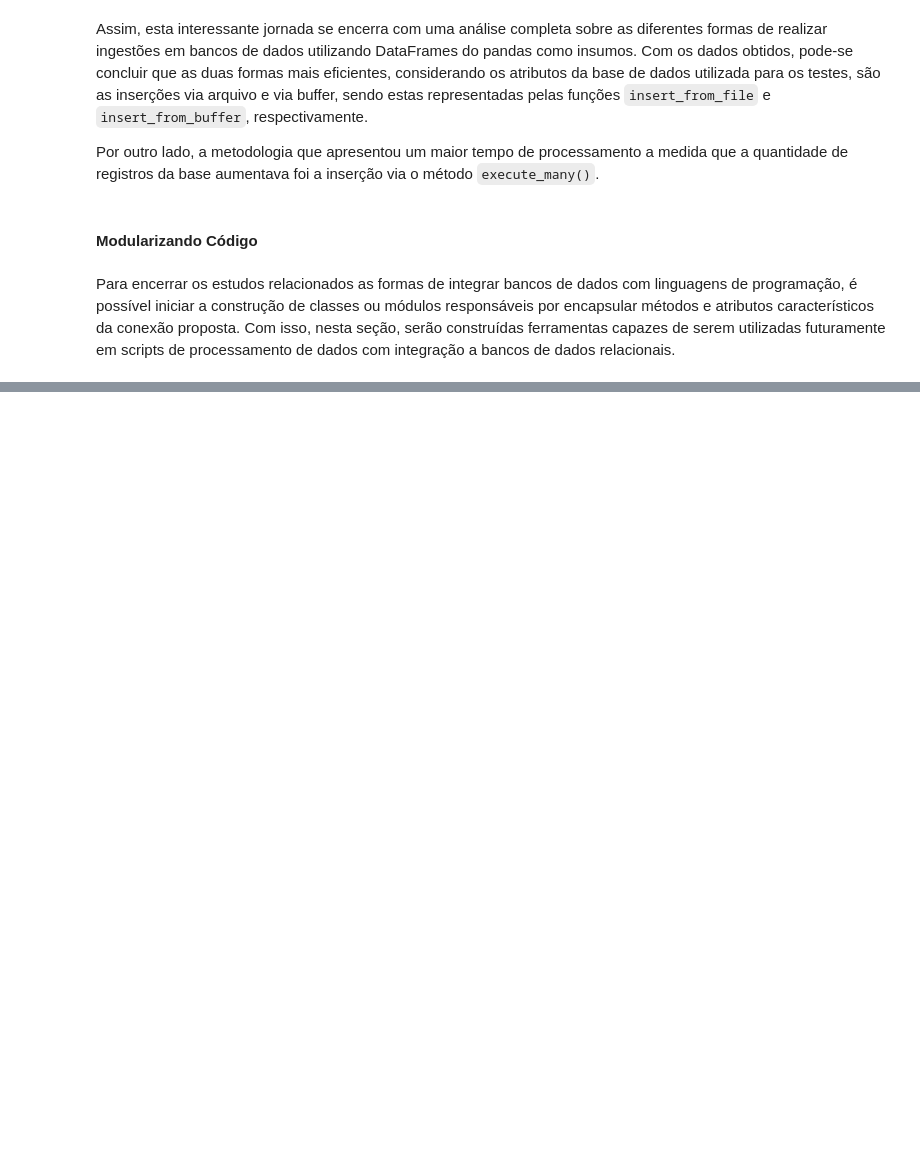
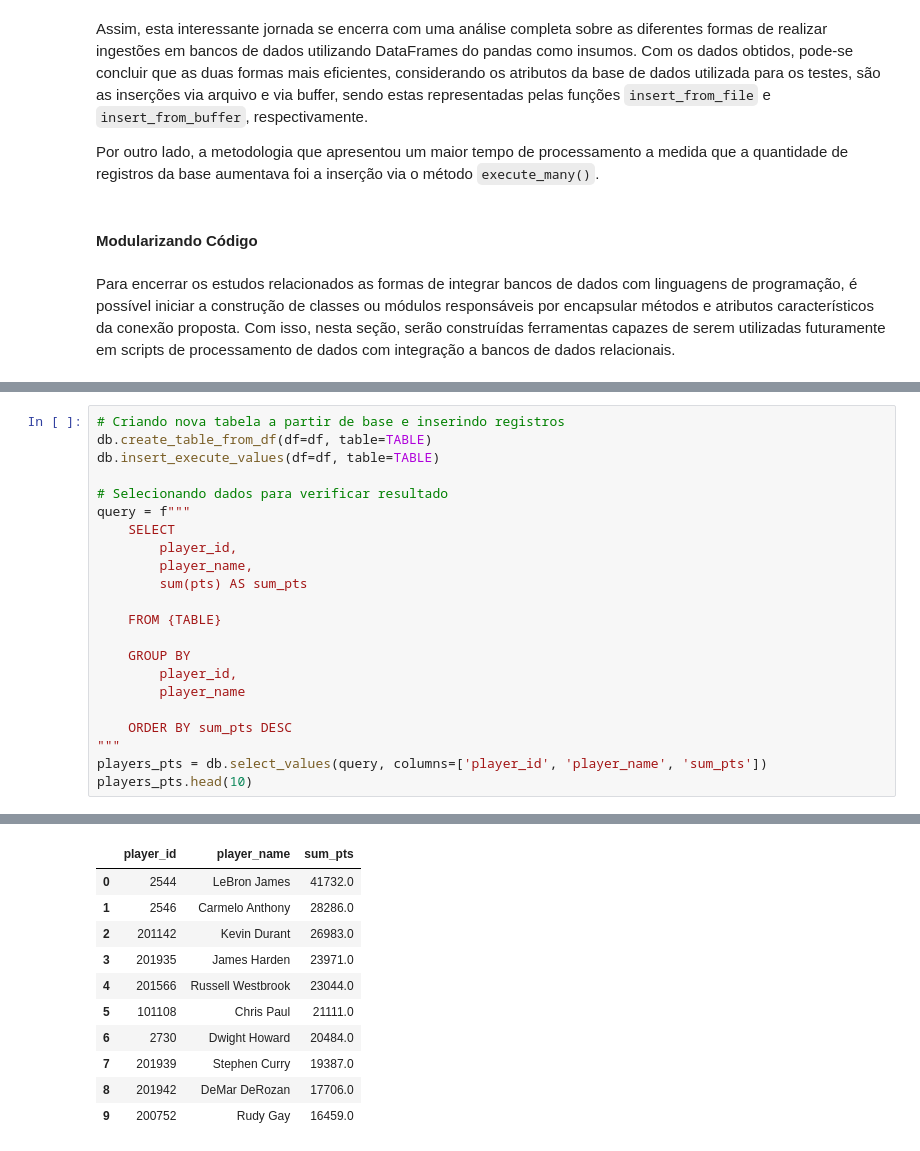
Before and after one commit to ThiagoPanini/nbaflow, a Jupyter notebook: notebooks/NBAFlow-aws-migration.ipynb, the cells around one changed output, grey strips where cells are left out. Drawn from its saved outputs; the diff is of its cells as text; blank space fills up the shorter version.

```diff
--- a/notebooks/NBAFlow-aws-migration.ipynb
+++ b/notebooks/NBAFlow-aws-migration.ipynb
@@ -1660,0 +1802,23 @@ query = 'SELECT player_id, player_name FROM table_name'
+# %%
+# Criando nova tabela a partir de base e inserindo registros
+db.create_table_from_df(df=df, table=TABLE)
+db.insert_execute_values(df=df, table=TABLE)
+
+# Selecionando dados para verificar resultado
+query = f"""
+    SELECT
+        player_id,
+        player_name,
+        sum(pts) AS sum_pts
+
+    FROM {TABLE}
+
+    GROUP BY
+        player_id,
+        player_name
+
+    ORDER BY sum_pts DESC
+"""
+players_pts = db.select_values(query, columns=['player_id', 'player_name', 'sum_pts'])
+players_pts.head(10)
+# %% [output]
@@ -1660,0 +1828,11 @@ query = 'SELECT player_id, player_name FROM table_name'
+|  | player_id | player_name | sum_pts |
+| 0 | 2544 | LeBron James | 41732.0 |
+| 1 | 2546 | Carmelo Anthony | 28286.0 |
+| 2 | 201142 | Kevin Durant | 26983.0 |
+| 3 | 201935 | James Harden | 23971.0 |
+| 4 | 201566 | Russell Westbrook | 23044.0 |
+| 5 | 101108 | Chris Paul | 21111.0 |
+| 6 | 2730 | Dwight Howard | 20484.0 |
+| 7 | 201939 | Stephen Curry | 19387.0 |
+| 8 | 201942 | DeMar DeRozan | 17706.0 |
+| 9 | 200752 | Rudy Gay | 16459.0 |
```
Also changed, not shown: parts of 11 cells of this notebook.
